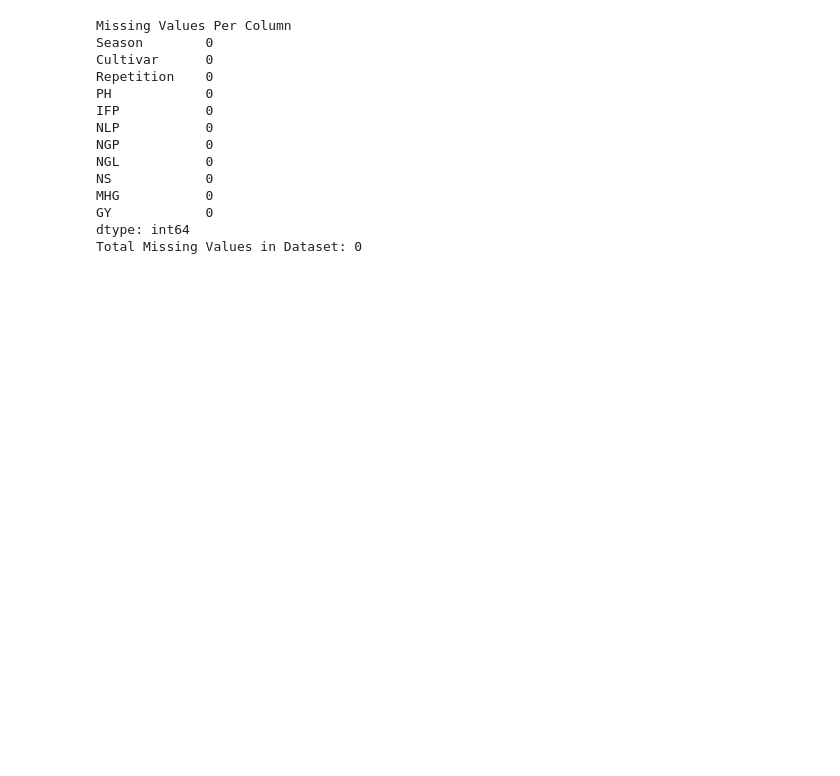
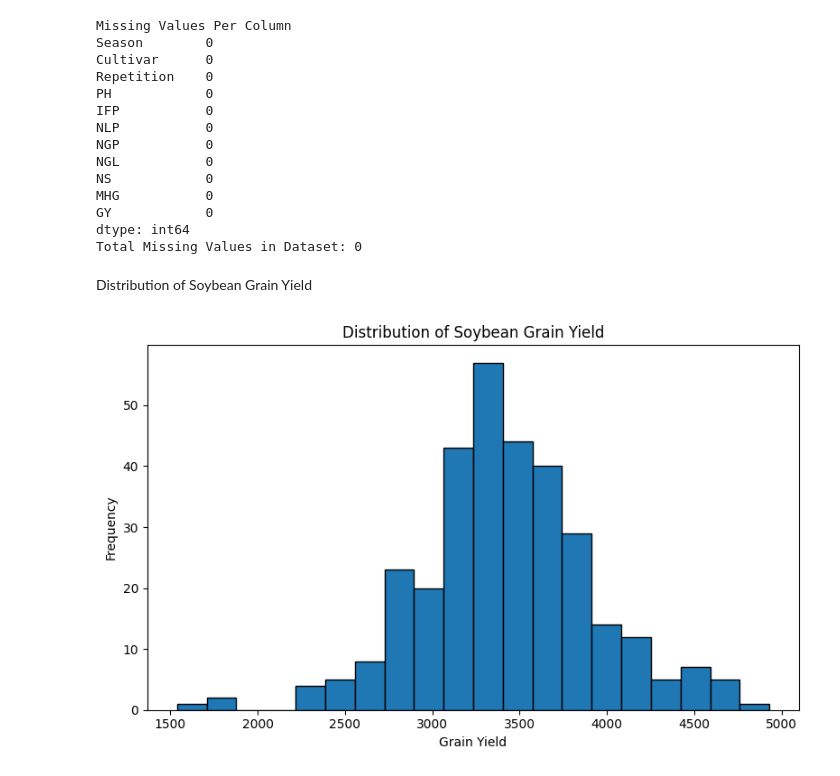
Before and after one commit to Danti3341/Summer-Repeat-CA---July-2026-DUE-DATE-26-, a Jupyter notebook: ML_HDipData.ipynb, the cells around one changed output. Cells and saved outputs as stored; diff of their text form; code cells hidden in the pictures; blank space fills up the shorter version.

```diff
--- a/ML_HDipData.ipynb
+++ b/ML_HDipData.ipynb
@@ -58,3 +58,15 @@ MHG           0
 GY            0
 dtype: int64
 Total Missing Values in Dataset: 0
+# %% [markdown]
+Distribution of Soybean Grain Yield
+# %%
+plt.figure(figsize=(8, 5))
+plt.hist(df["GY"], bins=20, edgecolor="black")
+plt.xlabel("Grain Yield")
+plt.ylabel("Frequency")
+plt.title("Distribution of Soybean Grain Yield")
+plt.tight_layout()
+plt.show()
+# %% [output]
+[figure, added]
```
Also changed, not shown: parts of 6 cells of this notebook.
